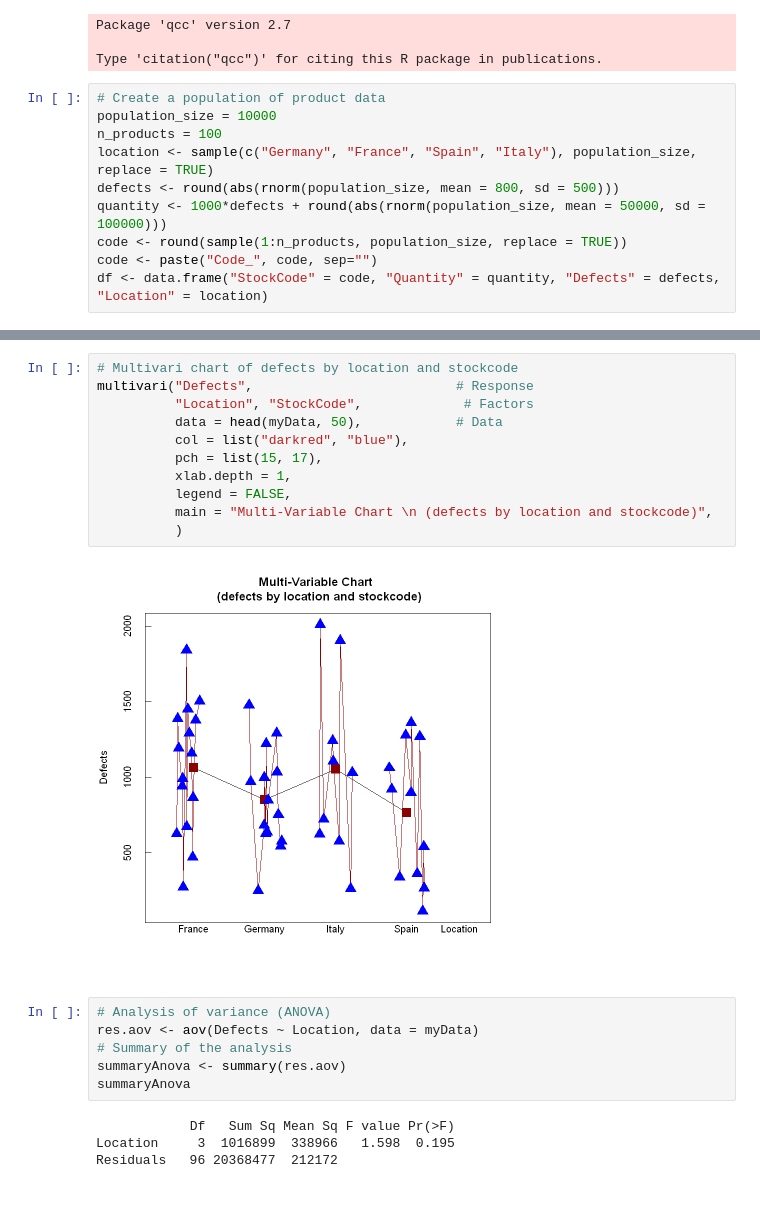
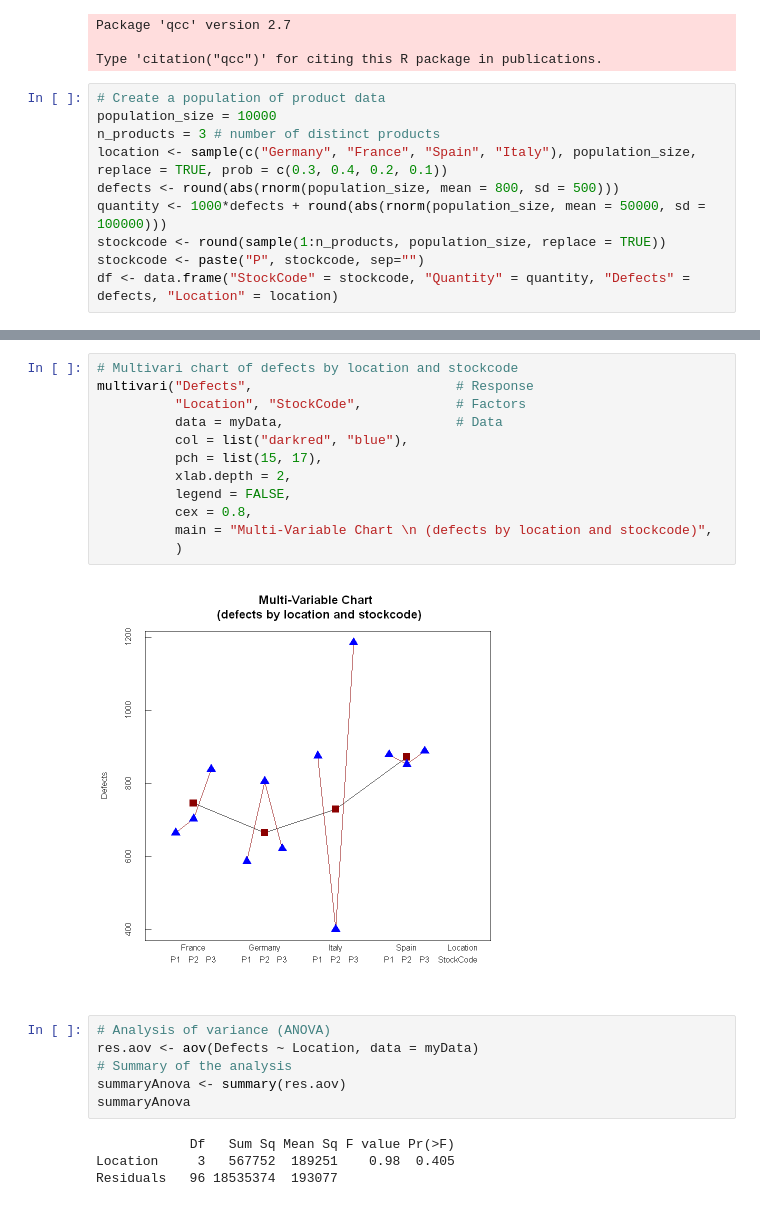
Before and after one commit to snigdhayan/StatMath, a Jupyter notebook: StatisticalMethods/LeanSixSigma.ipynb, the cells around one changed output, grey strips where cells are left out. Drawn from its saved outputs; the diff is of its cells as text.

```diff
--- a/StatisticalMethods/LeanSixSigma.ipynb
+++ b/StatisticalMethods/LeanSixSigma.ipynb
@@ -14,13 +14,13 @@ Type 'citation("qcc")' for citing this R package in publications.
 # %%
 # Create a population of product data
 population_size = 10000
-n_products = 100
-location <- sample(c("Germany", "France", "Spain", "Italy"), population_size, replace = TRUE)
+n_products = 3 # number of distinct products
+location <- sample(c("Germany", "France", "Spain", "Italy"), population_size, replace = TRUE, prob = c(0.3, 0.4, 0.2, 0.1))
 defects <- round(abs(rnorm(population_size, mean = 800, sd = 500)))
 quantity <- 1000*defects + round(abs(rnorm(population_size, mean = 50000, sd = 100000)))
-code <- round(sample(1:n_products, population_size, replace = TRUE))
-code <- paste("Code_", code, sep="")
-df <- data.frame("StockCode" = code, "Quantity" = quantity, "Defects" = defects, "Location" = location)
+stockcode <- round(sample(1:n_products, population_size, replace = TRUE))
+stockcode <- paste("P", stockcode, sep="")
+df <- data.frame("StockCode" = stockcode, "Quantity" = quantity, "Defects" = defects, "Location" = location)
 # %%
 # Generate a sample and visualize it
 sample_size <- 100
@@ -120,16 +113,17 @@ abline(linear_mod, col="darkblue", lwd=3)
 # %%
 # Multivari chart of defects by location and stockcode
 multivari("Defects",                          # Response
-          "Location", "StockCode",             # Factors
-          data = head(myData, 50),            # Data
+          "Location", "StockCode",            # Factors
+          data = myData,                      # Data
           col = list("darkred", "blue"),
           pch = list(15, 17),
-          xlab.depth = 1,
+          xlab.depth = 2,
           legend = FALSE,
+          cex = 0.8,
           main = "Multi-Variable Chart \n (defects by location and stockcode)",
           )
 # %% [output]
-[figure, old version]
+[figure, new version]
 # %%
 # Analysis of variance (ANOVA)
 res.aov <- aov(Defects ~ Location, data = myData)
@@ -138,8 +132,8 @@ summaryAnova <- summary(res.aov)
 summaryAnova
 # %% [output]
             Df   Sum Sq Mean Sq F value Pr(>F)
-Location     3  1016899  338966   1.598  0.195
-Residuals   96 20368477  212172
+Location     3   567752  189251    0.98  0.405
+Residuals   96 18535374  193077
 # %%
 # Tukey test to differentiate the means
 TukeyTest <- TukeyHSD(res.aov)
```
Also changed, not shown: parts of 7 cells of this notebook.
